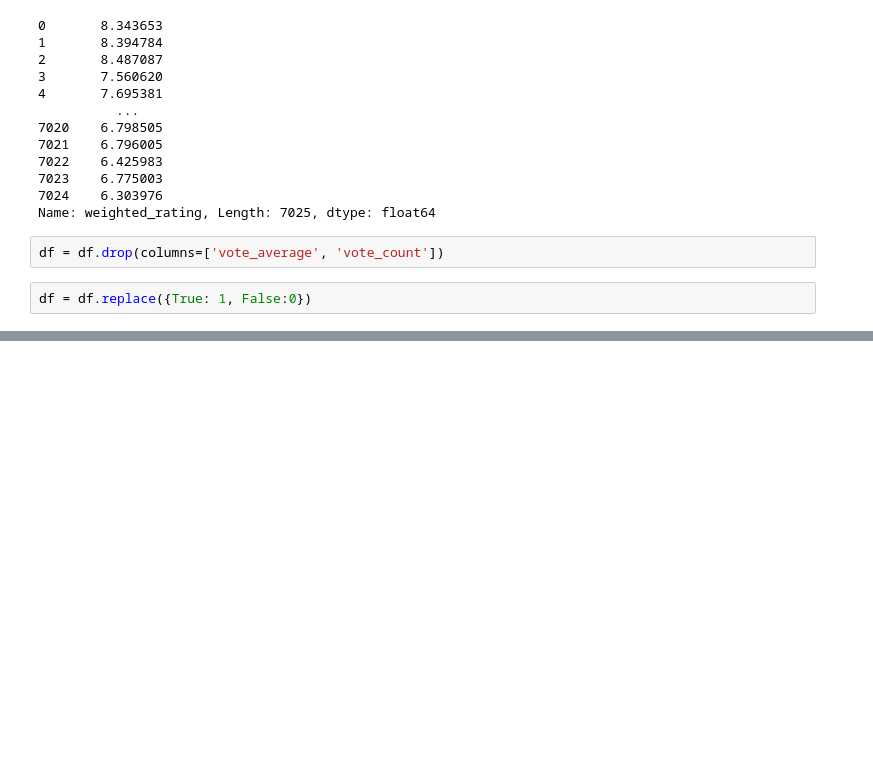
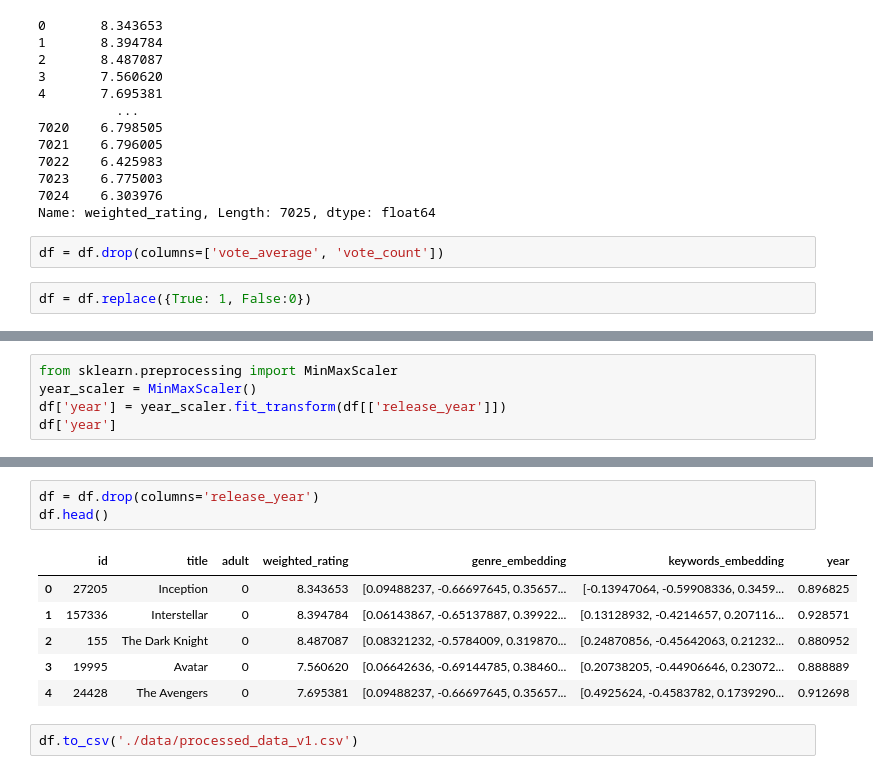
Before and after one commit to b-walls/movie_recommender, a Jupyter notebook: data_preparation.ipynb, the cells around one changed output, grey strips where cells are left out. Saved outputs shown, nothing was run; the diff lists cells and outputs as text; blank space fills up the shorter version.

Commit message:
Add processed data v1 and update data preparation notebook
- Added new processed data file: data/processed_data_v1.csv
- Modified data_preparation.ipynb to include new data processing steps

```diff
--- a/data_preparation.ipynb
+++ b/data_preparation.ipynb
@@ -159,0 +282,5 @@ df.head()
+# %%
+from sklearn.preprocessing import MinMaxScaler
+year_scaler = MinMaxScaler()
+df['year'] = year_scaler.fit_transform(df[['release_year']])
+df['year']
@@ -159,0 +300,12 @@ df.head()
+# %%
+df = df.drop(columns='release_year')
+df.head()
+# %% [output]
+|  | id | title | adult | weighted_rating | genre_embedding | keywords_embedding | year |
+| 0 | 27205 | Inception | 0 | 8.343653 | [0.09488237, -0.66697645, 0.35657... | [-0.13947064, -0.59908336, 0.3459... | 0.896825 |
+| 1 | 157336 | Interstellar | 0 | 8.394784 | [0.06143867, -0.65137887, 0.39922... | [0.13128932, -0.4214657, 0.207116... | 0.928571 |
+| 2 | 155 | The Dark Knight | 0 | 8.487087 | [0.08321232, -0.5784009, 0.319870... | [0.24870856, -0.45642063, 0.21232... | 0.880952 |
+| 3 | 19995 | Avatar | 0 | 7.560620 | [0.06642636, -0.69144785, 0.38460... | [0.20738205, -0.44906646, 0.23072... | 0.888889 |
+| 4 | 24428 | The Avengers | 0 | 7.695381 | [0.09488237, -0.66697645, 0.35657... | [0.4925624, -0.4583782, 0.1739290... | 0.912698 |
+# %%
+df.to_csv('./data/processed_data_v1.csv')
```
Also changed, not shown: parts of 20 cells of this notebook, 1 other file.
